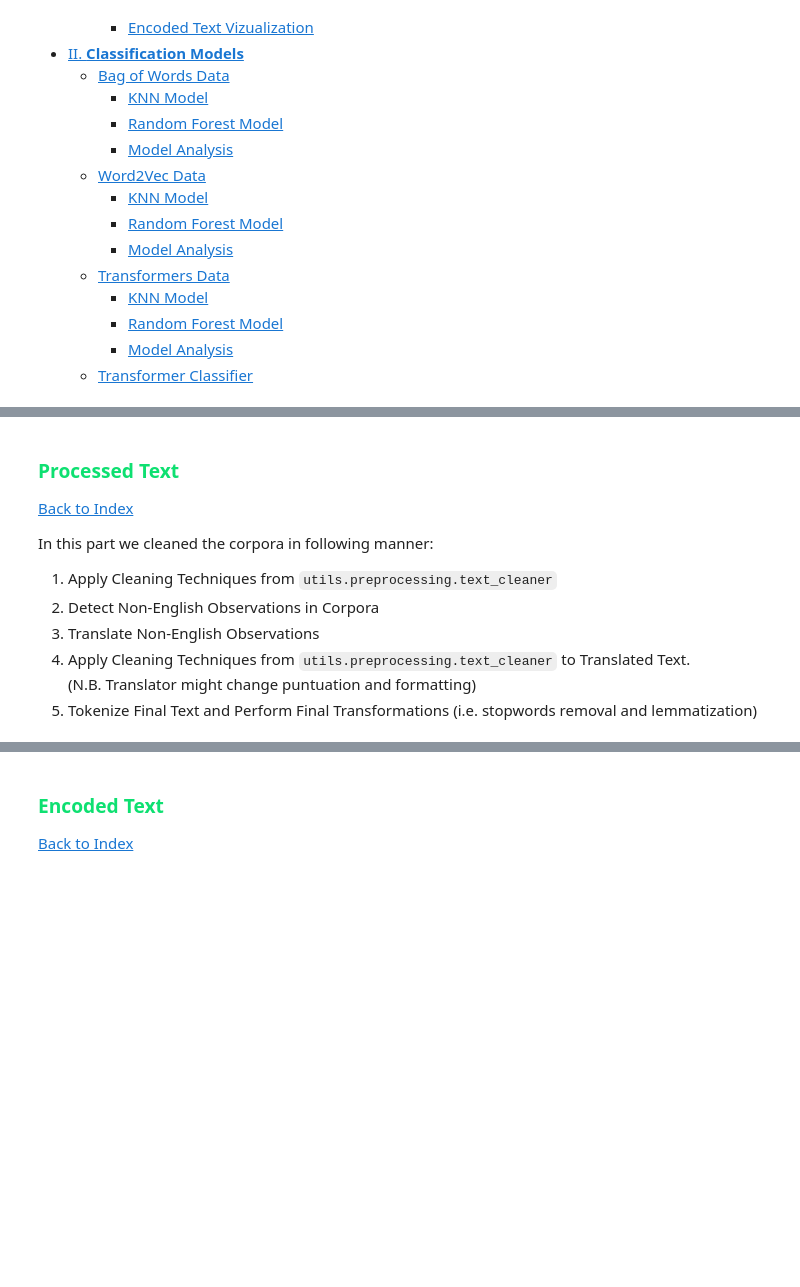
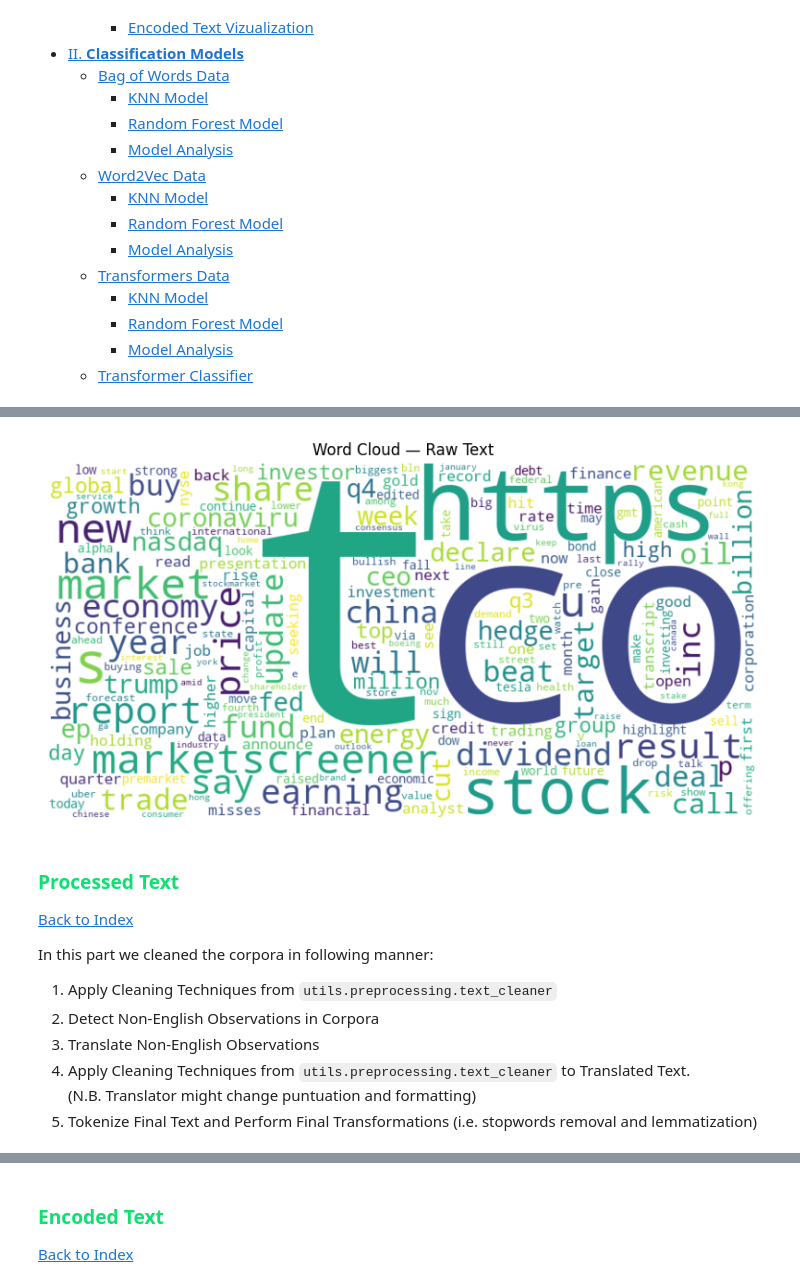
Before and after one commit to epedri/TM_Project_Masters, a Jupyter notebook: src/tm_tests_25.ipynb, the cells around one changed output, grey strips where cells are left out. Cells and saved outputs as stored; diff of their text form; code cells hidden in the pictures; blank space fills up the shorter version.

```diff
--- a/src/tm_tests_25.ipynb
+++ b/src/tm_tests_25.ipynb
@@ -202,29 +294,36 @@ plt.show()
 # %%
-raw_text = ' '.join(train['text']).lower()
-raw_wc = WordCloud(width=800,
-                   height=400,
-                   background_color='white',
-                   collocations=False,
-                   random_state=SEED).generate(raw_text)
+raw_text = " ".join(train["text"]).lower()
+raw_wc = WordCloud(
+    width=800,
+    height=400,
+    background_color="white",
+    collocations=False,
+    random_state=SEED,
+).generate(raw_text)
 
 plt.figure(figsize=(10, 5))
-plt.imshow(raw_wc, interpolation='bilinear')
-plt.axis('off')
-plt.title('Word Cloud — Raw Text')
+plt.imshow(raw_wc, interpolation="bilinear")
+plt.axis("off")
+plt.title("Word Cloud — Raw Text")
 plt.savefig(r"plots/raw_wordcloud.png")
 plt.show()
+# %% [output]
+[figure, added]
 # %% [markdown]
 ### <font color="#0ee071"> Processed Text <a class="anchor" id="P1.2.2"></a></font>
 
 [Back to Index](#index)
 
 In this part we cleaned the corpora in following manner:
+
 1. Apply Cleaning Techniques from `utils.preprocessing.text_cleaner`
 2. Detect Non-English Observations in Corpora
 3. Translate Non-English Observations
-4. Apply Cleaning Techniques from `utils.preprocessing.text_cleaner` to Translated Text. \
-(N.B. Translator might change puntuation and formatting)
-5. Tokenize Final Text and Perform Final Transformations (i.e. stopwords removal and lemmatization)
+4. Apply Cleaning Techniques from `utils.preprocessing.text_cleaner` to
+   Translated Text. \
+   (N.B. Translator might change puntuation and formatting)
+5. Tokenize Final Text and Perform Final Transformations (i.e. stopwords removal
+   and lemmatization)
 # %%
 train["text_clean"] = text_cleaner(train.text)
 validation["text_clean"] = text_cleaner(validation.text)
```
Also changed, not shown: parts of 54 cells of this notebook, 25 other files.
